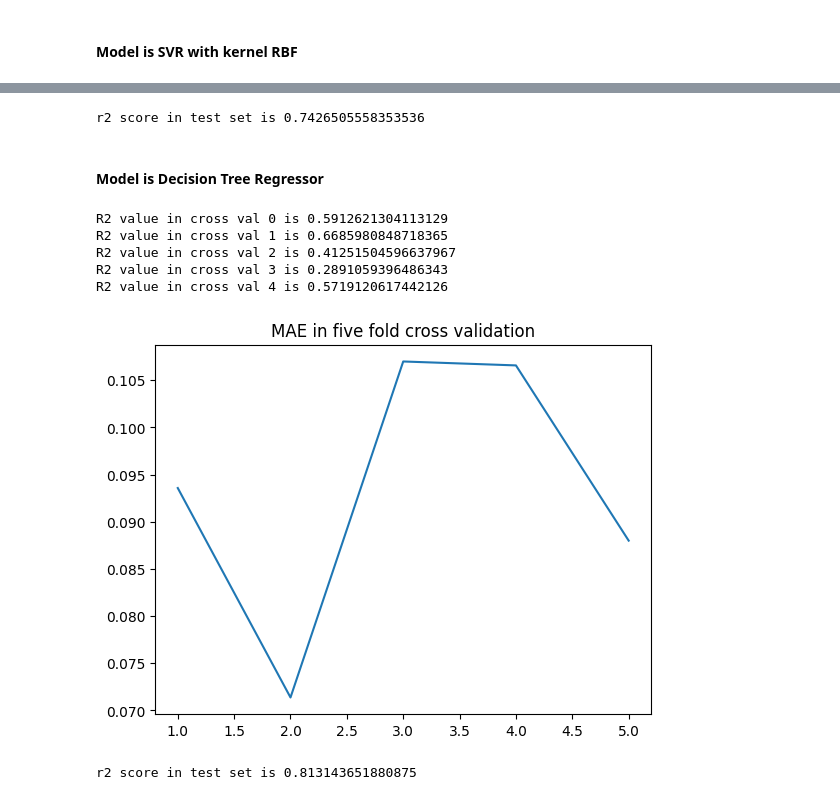
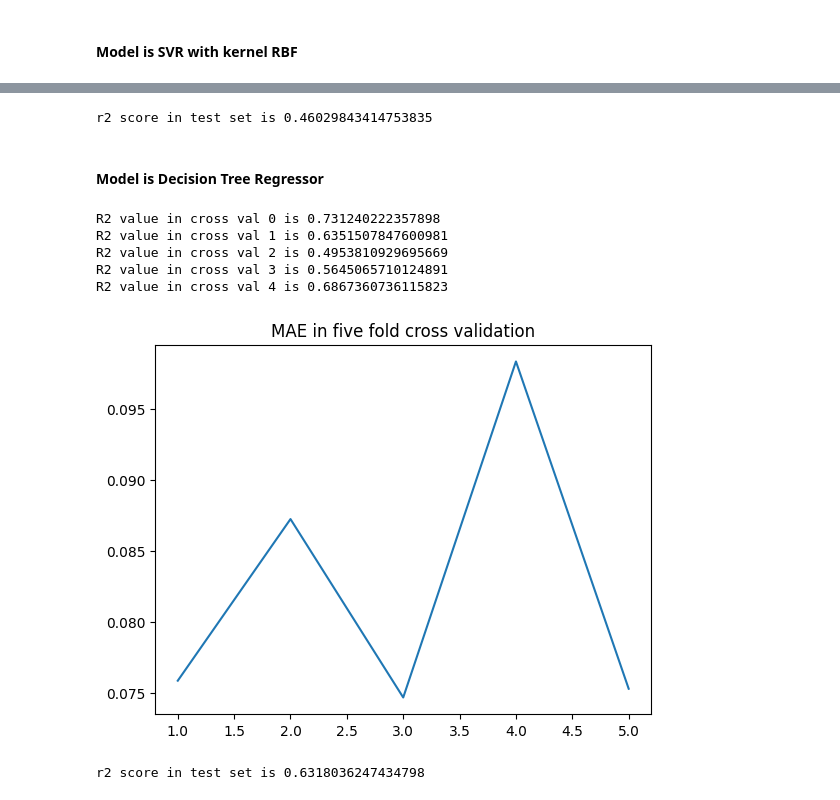
Before and after one commit to arjun8009/Python-Exeter, a Jupyter notebook: Learning Form Data ECMM445-CA1.ipynb, the cells around one changed output, grey strips where cells are left out. Drawn from its saved outputs; the diff is of its cells as text; code cells hidden in the pictures.

Commit message:
Models need to improve

```diff
--- a/Learning Form Data ECMM445-CA1.ipynb
+++ b/Learning Form Data ECMM445-CA1.ipynb
@@ -841,9 +880,9 @@ plt.show()
 from sklearn.model_selection import KFold
 from sklearn.model_selection import train_test_split
 
-xtrain,xtest,ytrain,ytest = train_test_split(data_merged[['Employees','Assets','Profits','Revchange']],
-data_merged['Totshequity'],test_size = 0.2,random_state = 42)
-kfold = KFold(n_splits=5,shuffle=True)
+xtrain,xtest,ytrain,ytest = train_test_split(data_merged[['Assets','Profits','Employees','Hqzip','Industry encoded']],
+data_merged['Totshequity'],test_size = 0.3,random_state = 35,shuffle=True)
+kfold = KFold(n_splits=5,shuffle=True,random_state=31)
 splits = kfold.split(xtrain,ytrain)
 # %%
 train_indexes_per_split = []
@@ -877,7 +922,7 @@ array([[ 0.70684085, -0.26941998,  0.56363799,  0.27242152],
 MAE = []
 from sklearn.metrics import r2_score
 from sklearn.metrics import mean_absolute_error
-model = RandomForestRegressor(n_estimators = 400)
+model = RandomForestRegressor(n_estimators = 500)
 for i in range(5):
     model.fit(xtrains[train_indexes_per_split[i]],ytrains[train_indexes_per_split[i]])
     print('R2 value in cross val {0} is {1}'.format(i,r2_score(ytrains[test_indexes_per_split[i]],
@@ -904,7 +949,8 @@ r2 score in test set is 0.8933175300897587
 # %%
 from sklearn.svm import SVR
 MAE = []
-model = SVR(kernel='linear')
+
+model = SVR(kernel='linear',tol = 0.0001,epsilon=0.2)
 for i in range(5):
     model.fit(xtrains[train_indexes_per_split[i]],ytrains[train_indexes_per_split[i]])
     print('R2 value in cross val {0} is {1}'.format(i,r2_score(ytrains[test_indexes_per_split[i]],
@@ -950,0 +977,13 @@ R2 value in cross val 4 is 0.7442982255978061
+# %%
+MAE = []
+model = SVR(kernel='rbf',tol = 0.0001,epsilon=0.0001)
+for i in range(5):
+    model.fit(xtrains[train_indexes_per_split[i]],ytrains[train_indexes_per_split[i]])
+    print('R2 value in cross val {0} is {1}'.format(i,r2_score(ytrains[test_indexes_per_split[i]],
+    model.predict(xtrains[test_indexes_per_split[i]]))))
+    MAE.append(mean_absolute_error(ytrains[test_indexes_per_split[i]],
+    model.predict(xtrains[test_indexes_per_split[i]])))
+plt.figure()
+plt.title('MAE in five fold cross validation')
+plt.plot([1,2,3,4,5],MAE)
+plt.show()
@@ -951,31 +997,31 @@ R2 value in cross val 4 is 0.7442982255978061
 # %%
 print('r2 score in test set is {0}'.format(r2_score(ytest,model.predict(xtest))))
 # %% [output]
-r2 score in test set is 0.7426505558353536
+r2 score in test set is 0.46029843414753835
 # %% [markdown]
 #### Model is Decision Tree Regressor
 # %%
 from sklearn.tree import DecisionTreeRegressor
 MAE = []
-model = DecisionTreeRegressor(max_depth=6)
+model = DecisionTreeRegressor(max_depth=4)
 for i in range(5):
     model.fit(xtrains[train_indexes_per_split[i]],ytrains[train_indexes_per_split[i]])
     print('R2 value in cross val {0} is {1}'.format(i,r2_score(ytrains[test_indexes_per_split[i]],
     model.predict(xtrains[test_indexes_per_split[i]]))))
     MAE.append(mean_absolute_error(ytrains[test_indexes_per_split[i]],
     model.predict(xtrains[test_indexes_per_split[i]])))
 plt.figure()
 plt.title('MAE in five fold cross validation')
 plt.plot([1,2,3,4,5],MAE)
 plt.show()
 # %% [output]
-R2 value in cross val 0 is 0.5912621304113129
-R2 value in cross val 1 is 0.6685980848718365
-R2 value in cross val 2 is 0.41251504596637967
-R2 value in cross val 3 is 0.2891059396486343
-R2 value in cross val 4 is 0.5719120617442126
+R2 value in cross val 0 is 0.731240222357898
+R2 value in cross val 1 is 0.6351507847600981
+R2 value in cross val 2 is 0.4953810929695669
+R2 value in cross val 3 is 0.5645065710124891
+R2 value in cross val 4 is 0.6867360736115823
-[figure, old version]
+[figure, new version]
 # %%
 print('r2 score in test set is {0}'.format(r2_score(ytest,model.predict(xtest))))
 # %% [output]
-r2 score in test set is 0.813143651880875
+r2 score in test set is 0.6318036247434798
```
Also changed, not shown: parts of 16 cells of this notebook.
